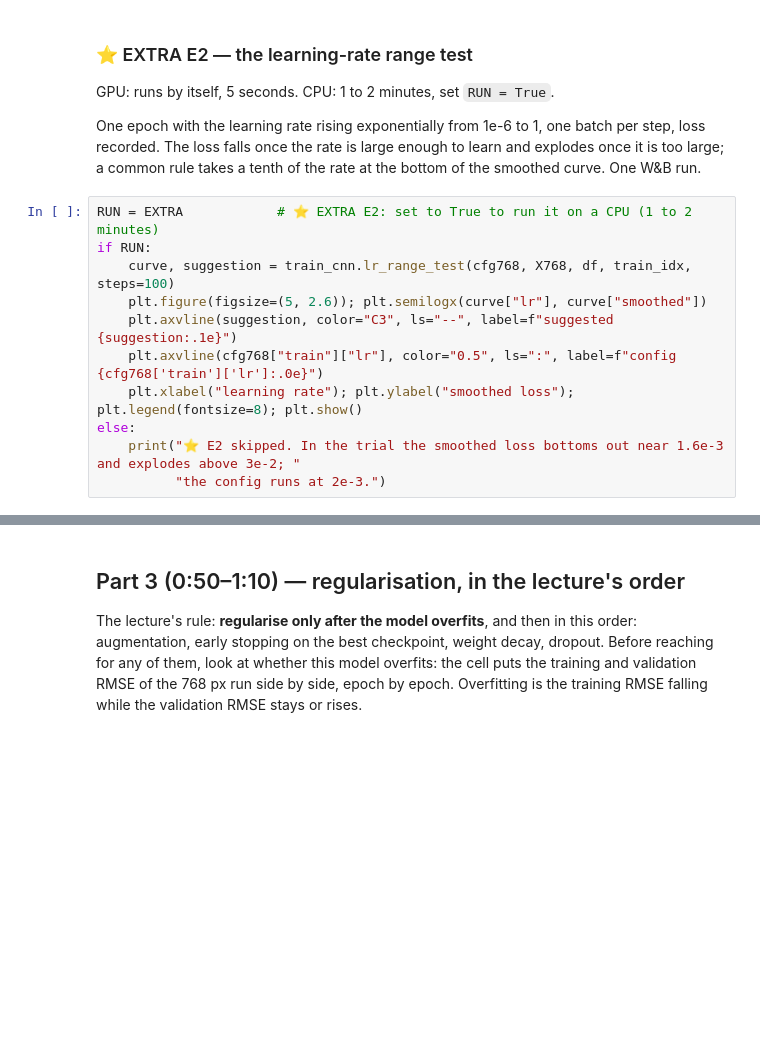
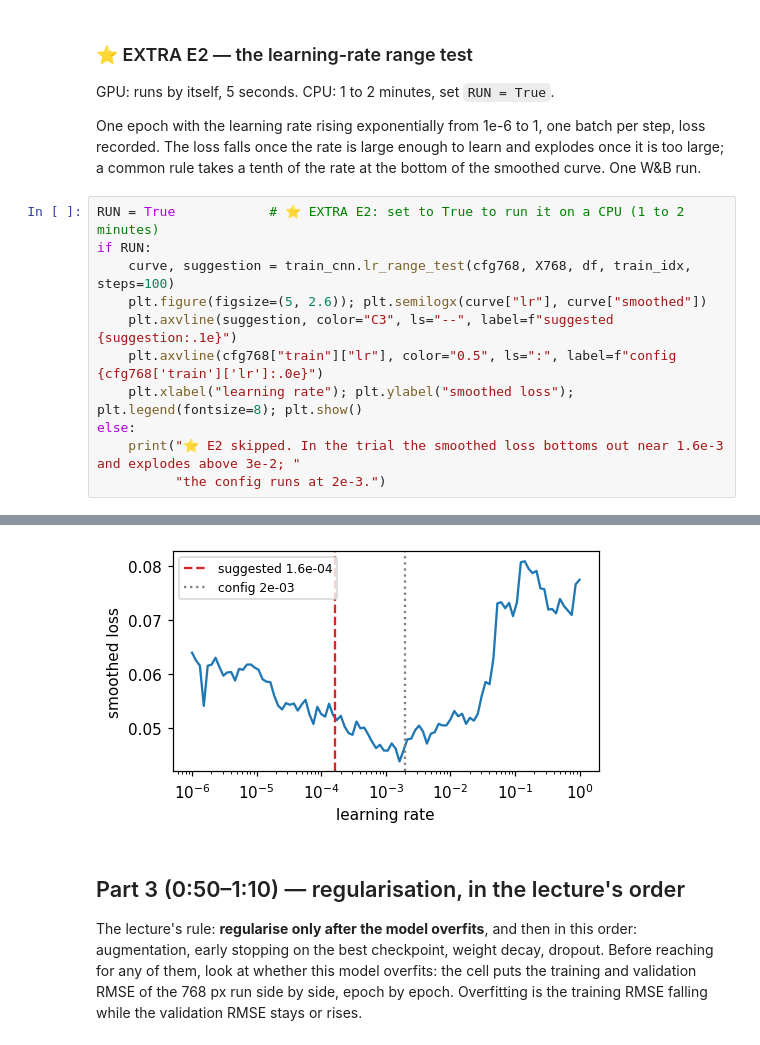
Before and after one commit to Adr1an11/dl2026-docphoto, a Jupyter notebook: lab_3_baseline/notebooks/lab4_cnn.ipynb, the cells around one changed output, grey strips where cells are left out. Cells and saved outputs as stored; diff of their text form; blank space fills up the shorter version.

```diff
--- a/lab_3_baseline/notebooks/lab4_cnn.ipynb
+++ b/lab_3_baseline/notebooks/lab4_cnn.ipynb
@@ -383,7 +485,7 @@ batch per step, loss recorded. The loss falls once the rate is large enough
 to learn and explodes once it is too large; a common rule takes a tenth of
 the rate at the bottom of the smoothed curve. One W&B run.
 # %%
-RUN = EXTRA            # ⭐ EXTRA E2: set to True to run it on a CPU (1 to 2 minutes)
+RUN = True            # ⭐ EXTRA E2: set to True to run it on a CPU (1 to 2 minutes)
 if RUN:
     curve, suggestion = train_cnn.lr_range_test(cfg768, X768, df, train_idx, steps=100)
     plt.figure(figsize=(5, 2.6)); plt.semilogx(curve["lr"], curve["smoothed"])
@@ -393,3 +495,4 @@ if RUN:
 else:
     print("⭐ E2 skipped. In the trial the smoothed loss bottoms out near 1.6e-3 and explodes above 3e-2; "
           "the config runs at 2e-3.")
+# %% [output]
@@ -396,3 +508,4 @@ else:
+[figure, added]
 # %% [markdown]
 ## Part 3 (0:50–1:10) — regularisation, in the lecture's order
 
```
Also changed, not shown: parts of 16 cells of this notebook, 8 other files.
